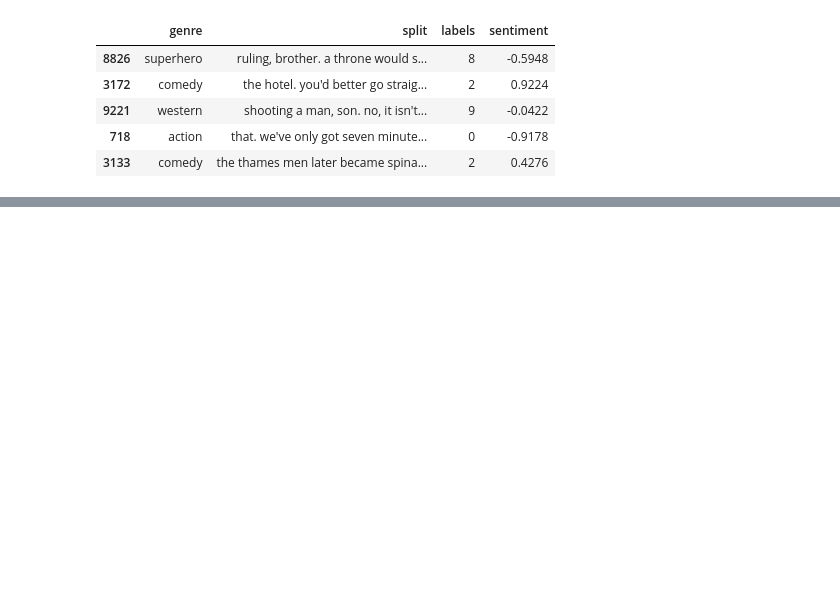
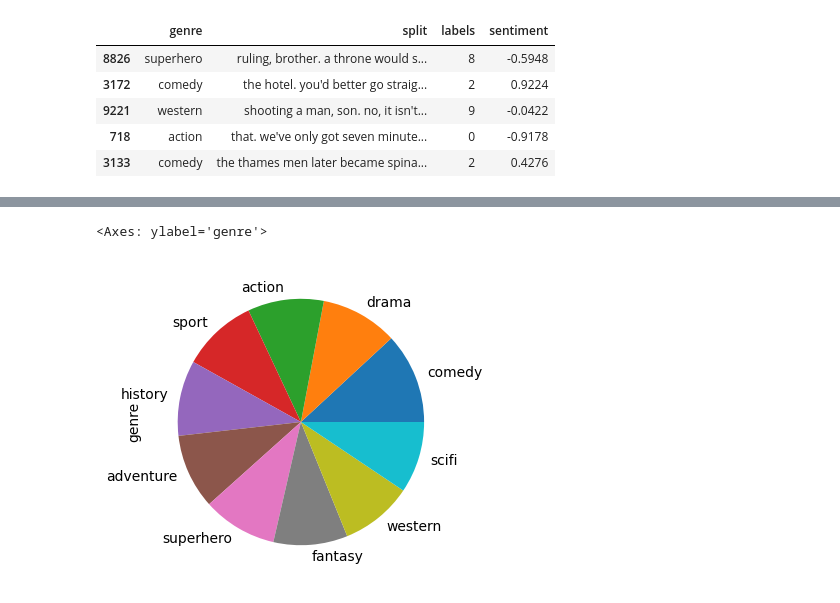
Before and after one commit to tiost100/Movie-Genre-Recognition, a Jupyter notebook: sentiment_classifier.ipynb, the cells around one changed output, grey strips where cells are left out. Drawn from its saved outputs; the diff is of its cells as text; code cells hidden in the pictures; blank space fills up the shorter version.

```diff
--- a/sentiment_classifier.ipynb
+++ b/sentiment_classifier.ipynb
@@ -578,3 +104,0 @@ See the caveats in the documentation: https://pandas.pydata.org/pandas-docs/stab
-# %%
-data['sentiment'][0:10] = data['split'].apply(analyse_sentiment)
-data.head(10)
@@ -583,14 +104,0 @@ KeyboardInterrupt: ignored
-# %%
-data["sentiment"] = 0
-
-for index, row in data.iterrows():
-    data.at[index, "sentiment"] = analyse_sentiment(row["split"])
-
-data.head()
-# %%
-data["sentiment"] = 0
-
-for i in range(len(data["split"])):
-  data["sentiment"][int(i)] = analyse_sentiment(data["split"][int(i)])
-
-data.head()
@@ -648,3 +104,0 @@ See the caveats in the documentation: https://pandas.pydata.org/pandas-docs/stab
-# %%
-data['sentiment'] = data['split'].apply(analyse_sentiment_dist)
-data.head(10)
@@ -653,0 +133,5 @@ RuntimeError: ignored
+# %%
+data[:7114].genre.value_counts().plot(kind="pie", figsize=(4,4))
+# %% [output]
+<Axes: ylabel='genre'>
+[figure, added]
```
Also changed, not shown: parts of 58 cells of this notebook.
